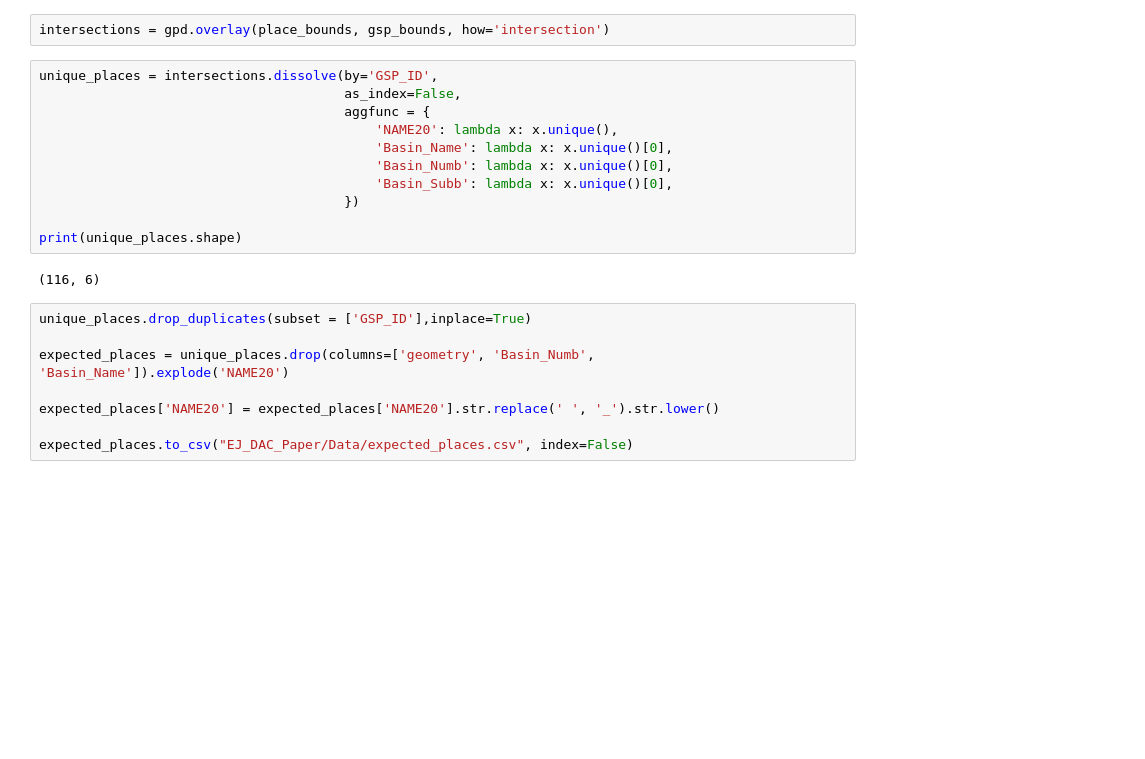
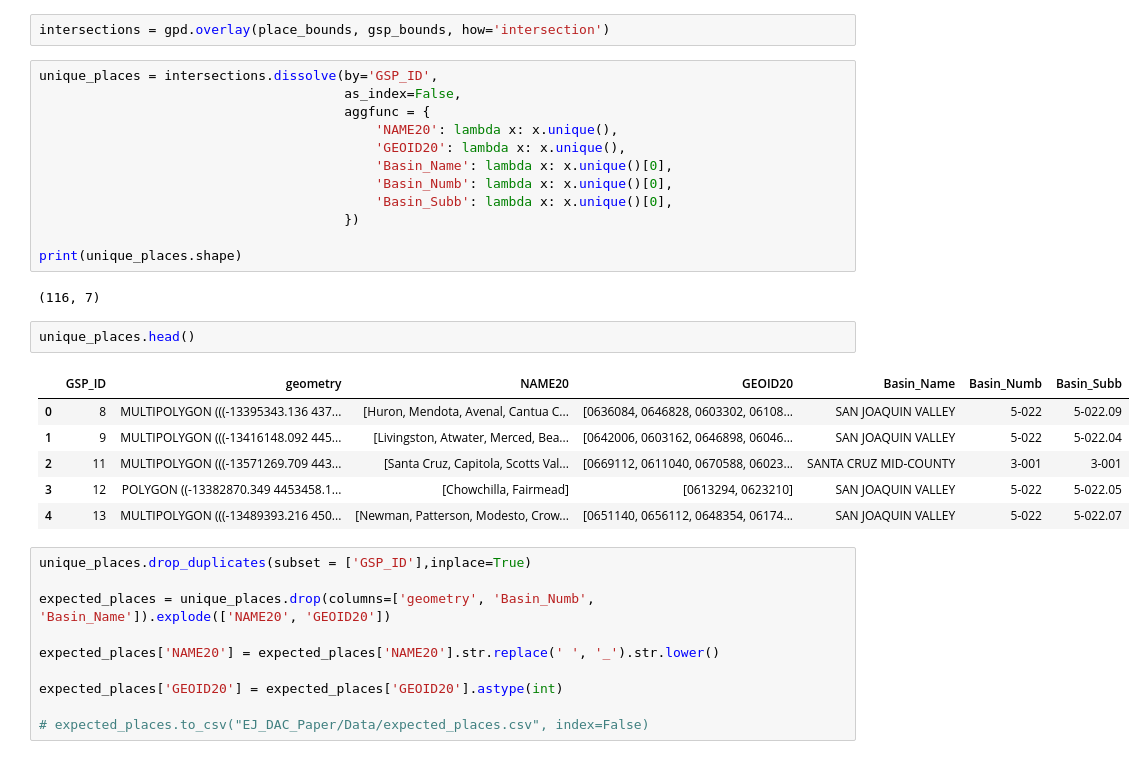
Before and after one commit to ucd-cepb/kings, a Jupyter notebook: EJ_DAC_Paper/Code/testing/shape_merge.ipynb, the cells around one changed output. Cells and saved outputs as stored; diff of their text form; blank space fills up the shorter version.

```diff
--- a/EJ_DAC_Paper/Code/testing/shape_merge.ipynb
+++ b/EJ_DAC_Paper/Code/testing/shape_merge.ipynb
@@ -40,6 +49,7 @@ unique_places = intersections.dissolve(by='GSP_ID',
                                        as_index=False,
                                        aggfunc = {
                                            'NAME20': lambda x: x.unique(),
+                                           'GEOID20': lambda x: x.unique(),
                                            'Basin_Name': lambda x: x.unique()[0],
                                            'Basin_Numb': lambda x: x.unique()[0],
                                            'Basin_Subb': lambda x: x.unique()[0],
@@ -47,12 +57,23 @@ unique_places = intersections.dissolve(by='GSP_ID',
 
 print(unique_places.shape)
 # %% [output]
-(116, 6)
+(116, 7)
+# %%
+unique_places.head()
+# %% [output]
+|  | GSP_ID | geometry | NAME20 | GEOID20 | Basin_Name | Basin_Numb | Basin_Subb |
+| 0 | 8 | MULTIPOLYGON (((-13395343.136 437... | [Huron, Mendota, Avenal, Cantua C... | [0636084, 0646828, 0603302, 06108... | SAN JOAQUIN VALLEY | 5-022 | 5-022.09 |
+| 1 | 9 | MULTIPOLYGON (((-13416148.092 445... | [Livingston, Atwater, Merced, Bea... | [0642006, 0603162, 0646898, 06046... | SAN JOAQUIN VALLEY | 5-022 | 5-022.04 |
+| 2 | 11 | MULTIPOLYGON (((-13571269.709 443... | [Santa Cruz, Capitola, Scotts Val... | [0669112, 0611040, 0670588, 06023... | SANTA CRUZ MID-COUNTY | 3-001 | 3-001 |
+| 3 | 12 | POLYGON ((-13382870.349 4453458.1... | [Chowchilla, Fairmead] | [0613294, 0623210] | SAN JOAQUIN VALLEY | 5-022 | 5-022.05 |
+| 4 | 13 | MULTIPOLYGON (((-13489393.216 450... | [Newman, Patterson, Modesto, Crow... | [0651140, 0656112, 0648354, 06174... | SAN JOAQUIN VALLEY | 5-022 | 5-022.07 |
 # %%
 unique_places.drop_duplicates(subset = ['GSP_ID'],inplace=True)
 
-expected_places = unique_places.drop(columns=['geometry', 'Basin_Numb', 'Basin_Name']).explode('NAME20')
+expected_places = unique_places.drop(columns=['geometry', 'Basin_Numb', 'Basin_Name']).explode(['NAME20', 'GEOID20'])
 
 expected_places['NAME20'] = expected_places['NAME20'].str.replace(' ', '_').str.lower()
 
-expected_places.to_csv("EJ_DAC_Paper/Data/expected_places.csv", index=False)
+expected_places['GEOID20'] = expected_places['GEOID20'].astype(int)
+
+# expected_places.to_csv("EJ_DAC_Paper/Data/expected_places.csv", index=False)
```
Also changed, not shown: parts of 2 cells of this notebook, 11 other files.
